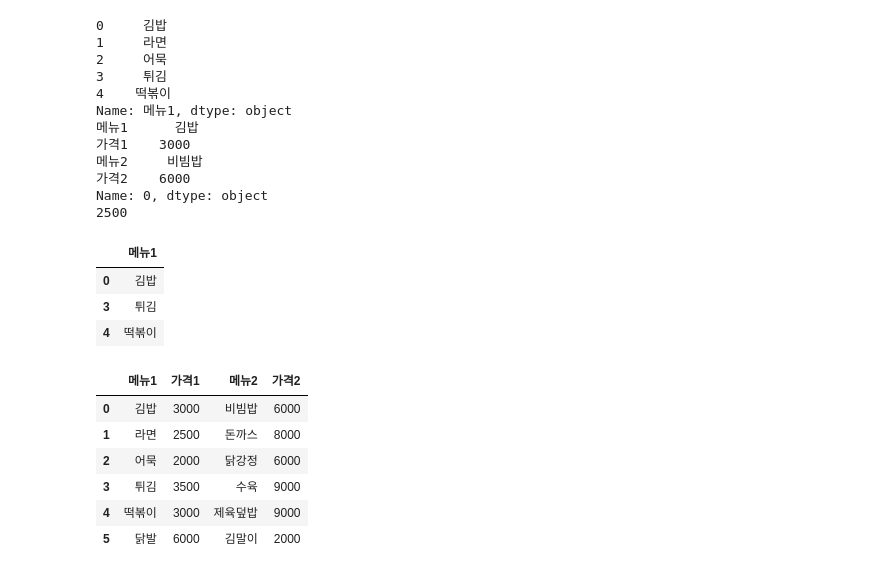
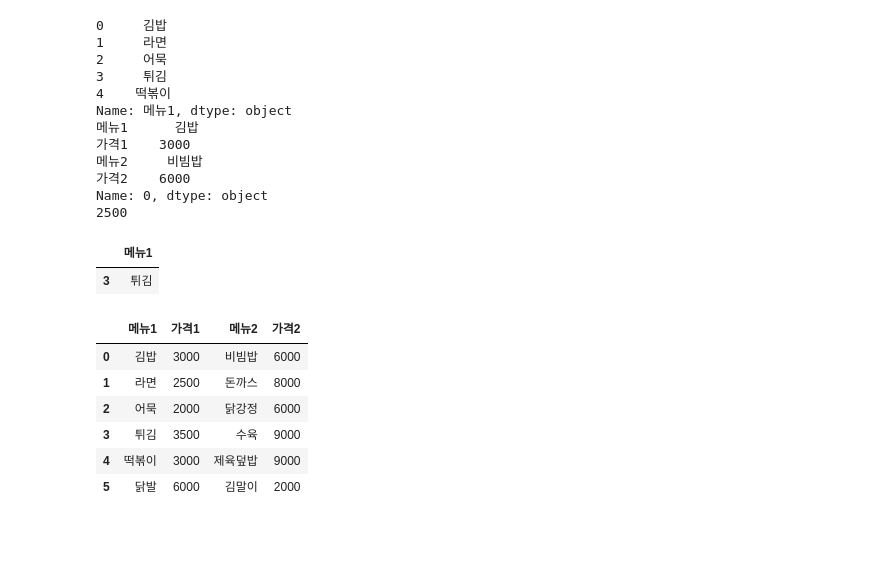
Before and after one commit to leedaedoo2/-cakd5, a Jupyter notebook: pandas_데이터처리.ipynb, the cells around one changed output. Cells and saved outputs as stored; diff of their text form; code cells hidden in the pictures; blank space fills up the shorter version.

```diff
--- a/pandas_데이터처리.ipynb
+++ b/pandas_데이터처리.ipynb
@@ -123,13 +118,13 @@ dfc4
 | 4 | 떡볶이 | 제육덮밥 | 9000 |
 # %%
 # 인데싱을 통해 특정 컬럼, 특정 행 , 특정 값을 추출
-dfc = dfc2.copy()
+dfc3 = dfc2.copy()
 #컬럼
-print(dfc['메뉴1'])
+print(dfc3['메뉴1'])
 #행
-print(dfc.loc[0])
+print(dfc3.loc[0])
 # 값
-print(dfc.iloc[1,1])
+print(dfc3.iloc[1,1])
 # %% [output]
 0     김밥
 1     라면
@@ -146,13 +141,11 @@ Name: 0, dtype: object
 # %%
 #조건에 맞는 데이터 추출 -불린 인덱싱
 #dfc['가격2']>7000
 
-dfc.loc[dfc['가격1']>2500,['메뉴1']]
+dfc3.loc[dfc3['가격1']>3000,['메뉴1']]
 # %% [output]
 |  | 메뉴1 |
-| 0 | 김밥 |
 | 3 | 튀김 |
-| 4 | 떡볶이 |
 # %%
 dfc.loc[5] = ['닭발',6000,'김말이',2000]
 dfc
```
Also changed, not shown: parts of 29 cells of this notebook.
